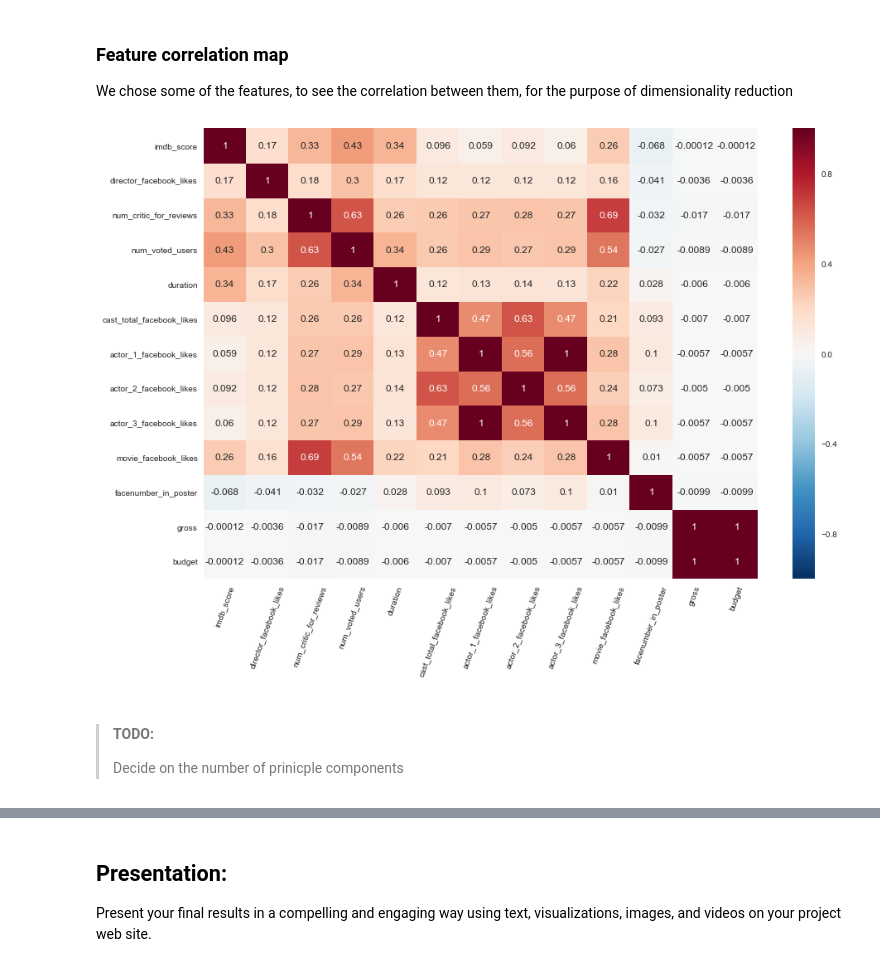
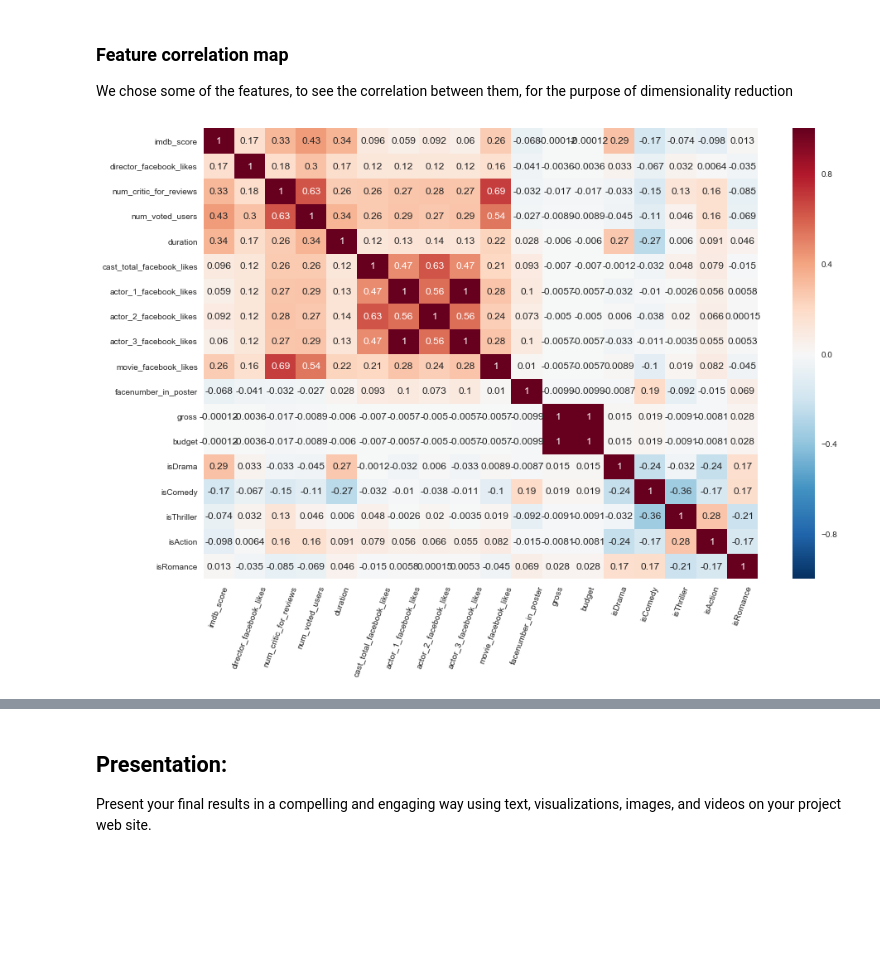
Before and after one commit to miriost/IMDB_project, a Jupyter notebook: IMDB project notebook.ipynb, the cells around one changed output, grey strips where cells are left out. Drawn from its saved outputs; the diff is of its cells as text; code cells hidden in the pictures; blank space fills up the shorter version.

Commit message:
some TODOs
also some code cleanup

```diff
--- a/IMDB project notebook.ipynb
+++ b/IMDB project notebook.ipynb
@@ -118,4 +115,7 @@ Using a simple histogram of all genres, we identfied the top 5 genres and create
 # %%
+import features
+df = features.addgenres(df)
+
 df[['movie_title', 'genres'] + list(df.columns)[-5:]].head(10)
 # %% [output]
 |  | movie_title | genres | isDrama | isComedy | isThriller | isAction | isRomance |
@@ -217,25 +217,23 @@ We chose some of the features, to see the correlation between them, for the purp
 # %%
 selectedFeatures = ['imdb_score',
                     'director_facebook_likes',
                     'num_critic_for_reviews',
                     'num_voted_users',
                     'duration',
                     'cast_total_facebook_likes',
                     'actor_1_facebook_likes',
                     'actor_2_facebook_likes',
                     'actor_3_facebook_likes',
                     'movie_facebook_likes',
                     'facenumber_in_poster',
                     'gross',
-                    'budget']
+                    'budget',
+                    'isDrama', 'isComedy', 'isThriller', 'isAction', 'isRomance']
 
 plt.figure(figsize = (15,10))
 sns.heatmap(df[selectedFeatures].corr(), annot = True)
 plt.yticks(rotation=0)
 plt.xticks(rotation=70)
 plt.show()
 # %% [output]
-[figure, old version]
+[figure, new version]
-# %% [markdown]
-> #### TODO:
-> Decide on the number of prinicple components
```
Also changed, not shown: parts of 8 cells of this notebook, 3 other files.
